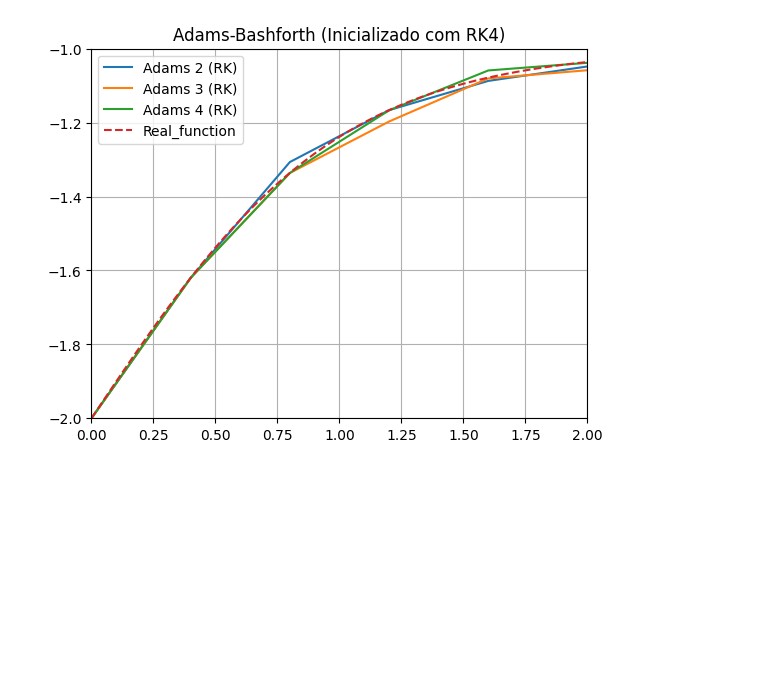
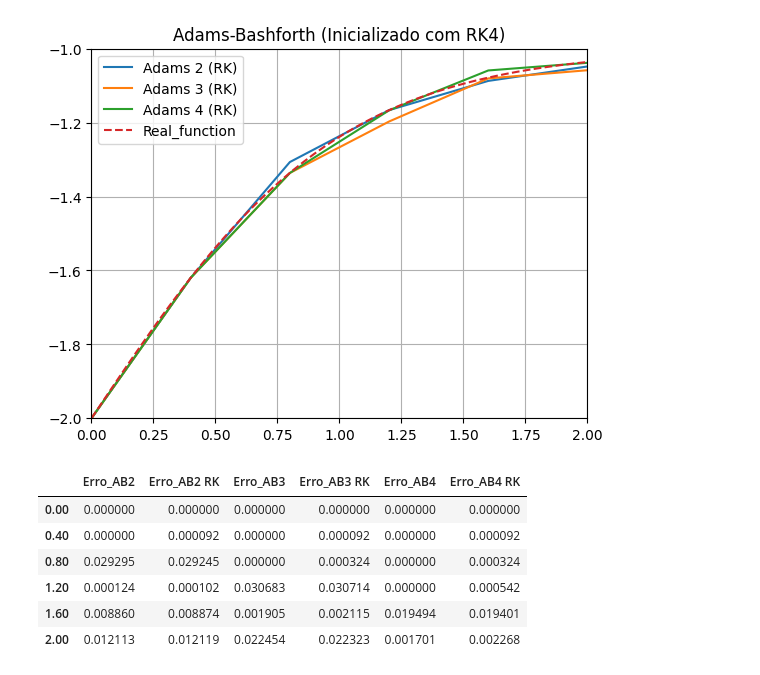
Before and after one commit to weldersalvador/Numerical-analysis-Python, a Jupyter notebook: Differential_Equations/adams/adams.ipynb, the cells around one changed output. Cells and saved outputs as stored; diff of their text form; code cells hidden in the pictures; blank space fills up the shorter version.

```diff
--- a/Differential_Equations/adams/adams.ipynb
+++ b/Differential_Equations/adams/adams.ipynb
@@ -186,3 +186,31 @@ plt.show()
 # %% [output]
 [figure]
 [figure]
+# %%
+y_real = real_f(t_2)
+
+erro_ab2 = abs(y_real - y_2)
+erro_ab3 = abs(y_real - y_3)
+erro_ab4 = abs(y_real - y_4)
+
+erro_ab2_rk = abs(y_real - y_2_rk)
+erro_ab3_rk = abs(y_real - y_3_rk)
+erro_ab4_rk = abs(y_real - y_4_rk)
+
+
+
+erro = np.vstack(([erro_ab2,erro_ab2_rk,erro_ab3,erro_ab3_rk,erro_ab4,erro_ab4_rk]))
+erro = erro.transpose()
+
+erro_df = pd.DataFrame(erro, columns = ["Erro_AB2","Erro_AB2 RK", "Erro_AB3","Erro_AB3 RK", "Erro_AB4", "Erro_AB4 RK"],
+                       index = ["0.00","0.40","0.80","1.20","1.60","2.00"])
+# %%
+erro_df
+# %% [output]
+|  | Erro_AB2 | Erro_AB2 RK | Erro_AB3 | Erro_AB3 RK | Erro_AB4 | Erro_AB4 RK |
+| 0.00 | 0.000000 | 0.000000 | 0.000000 | 0.000000 | 0.000000 | 0.000000 |
+| 0.40 | 0.000000 | 0.000092 | 0.000000 | 0.000092 | 0.000000 | 0.000092 |
+| 0.80 | 0.029295 | 0.029245 | 0.000000 | 0.000324 | 0.000000 | 0.000324 |
+| 1.20 | 0.000124 | 0.000102 | 0.030683 | 0.030714 | 0.000000 | 0.000542 |
+| 1.60 | 0.008860 | 0.008874 | 0.001905 | 0.002115 | 0.019494 | 0.019401 |
+| 2.00 | 0.012113 | 0.012119 | 0.022454 | 0.022323 | 0.001701 | 0.002268 |
```
